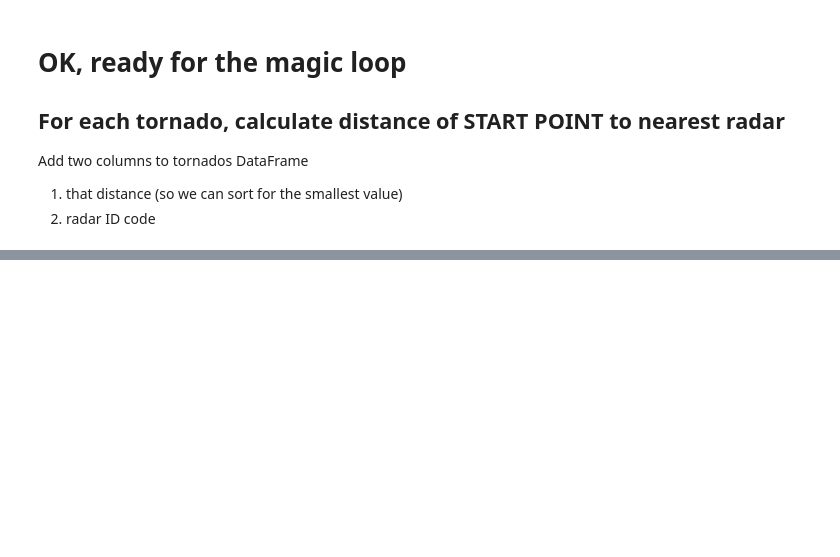
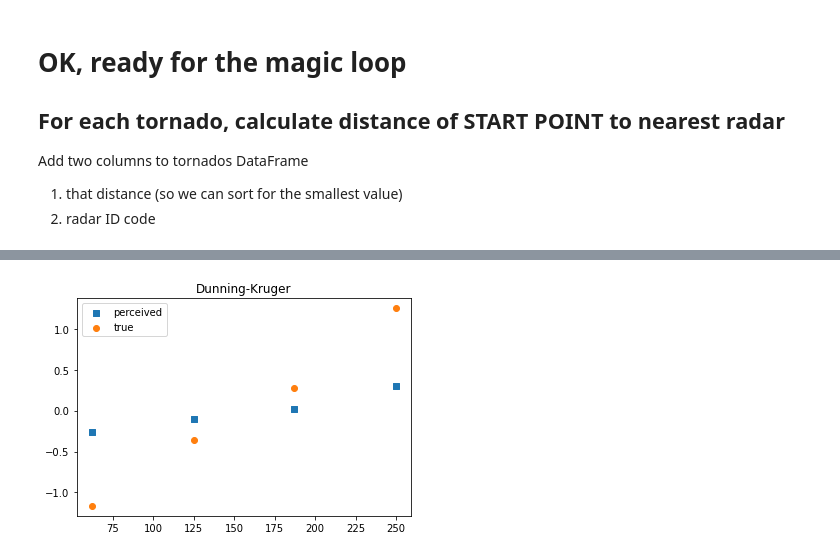
Before and after one commit to MPOcanes/MPO624_2022, a Jupyter notebook: Notebooks/TornadosClosestToRadars.ipynb, the cells around one changed output, grey strips where cells are left out. Cells and saved outputs as stored; diff of their text form; code cells hidden in the pictures; blank space fills up the shorter version.

```diff
--- a/Notebooks/TornadosClosestToRadars.ipynb
+++ b/Notebooks/TornadosClosestToRadars.ipynb
@@ -84,12 +81,23 @@ subset
+# %%
+# Create a subset: wide ones that will look good in Doppler radar
+
+# Here's a neat trick: eval() and exec()
+# https://stackoverflow.com/questions/701802/how-do-i-execute-a-string-containing-python-code-in-python
+
+condition = 'tornadoes.wid>500'  # a string for filename and also the code to make it happen: safe!
+
+subset = tornadoes[ eval(cond) ]
+subset.reset_index(drop=True, inplace=True) #remove the old index number
+#subset.drop(['om','tz','stf','stn','ns','sn','sg','f1','f2','f3','f4','fc'], axis=1)
 # %%
 # Loop and collect Code and Distance lists
 NearestCode = []
 NearestDist = []
 
 for i in range(len(subset)):
-    # print(tornadoes[i:i+1]['st'].values[0]) # debugging/testing: print the state
-    x = tornadoes[i:i+1]['slon'].values[0]
-    y = tornadoes[i:i+1]['slat'].values[0]
+    # print(subset[i:i+1]['st'].values[0]) # debugging/testing: print the state
+    x = subset[i:i+1]['slon'].values[0]
+    y = subset[i:i+1]['slat'].values[0]
     min_dist = 1e9 # start with a large value, and find the minimuum
 
     for j in range(len(sites)):
@@ -105,9 +113,10 @@ for i in range(len(subset)):
             closest = j
     #print('') # debugging/testing
     #print('closest station, distance: ')
-    #print(sites[closest:closest+1]['Code'].values[0])
+    #print(sites[closest:closest+1].values[0])
     #print('DISTANCE (km): ', min_dist*111.111)
     #print('')
+
     NearestDist.append(min_dist*111.111) # km
     NearestCode.append(sites[closest:closest+1]['Code'].values[0])
 # %% [markdown]
@@ -142,0 +198,50 @@ subset.sort_values(by='NearestDist')[0:100]
+# %%
+  import random
+  import numpy as np
+
+  np.random.seed(seed=12345)
+
+  from scipy.linalg import eigh, cholesky
+  from scipy.stats import norm
+  from matplotlib import pyplot as plt
+
+  #Draw correlated random variables
+  #Ref here: https://scipy-cookbook.readthedocs.io/items/CorrelatedRandomSamples.html
+
+  num_samples = 125 * 4                 #
+  x = norm.rvs(size=(2, num_samples)) # uncorrelated random normal variables
+
+  expected_correlation = np.array([[1.0, 0.19], [0.19, 1.0]])
+  c = cholesky(expected_correlation, lower=True) #there's a slight correlation of R = 0.19 between actual and perceived scores (according to Ackerman, 2002)
+
+  trans_x = np.dot(c, x)
+
+  #perceived / actual readings with R=0.19
+  perceived = trans_x[0, :]
+  actual = trans_x[1, :]
+
+  #Sort both variables by actual scores.
+  sort_by_actual = sorted(range(num_samples), key = lambda idx: actual[idx])
+
+  perceived_by_actual = [perceived[i] for i in sort_by_actual]
+  actual_by_actual = [actual[i] for i in sort_by_actual]
+
+  quartile_indices = [i * (num_samples // 4) for i in range(5)] #note: depends on divisiblity by four
+
+  x_coords = [xx // 2 for xx in quartile_indices[1:]] #mid-points just for plotting
+  perceived_means = [np.mean(perceived_by_actual[start:end]) for (start, end) in zip(quartile_indices[:-1], quartile_indices[1:])]
+  actual_means = [np.mean(actual_by_actual[start:end]) for (start, end) in zip(quartile_indices[:-1], quartile_indices[1:])]
+
+  #Plot
+  fig = plt.figure()
+
+  ax1 = fig.add_subplot(111)
+  plt.title("Dunning-Kruger")
+
+  ax1.scatter(x_coords, perceived_means, marker="s", label="perceived")
+  ax1.scatter(x_coords, actual_means, marker="o", label="true")
+  ax1.legend()
+
+  plt.show()
+# %% [output]
+[figure, added]
```
Also changed, not shown: parts of 18 cells of this notebook, 1 other file.
